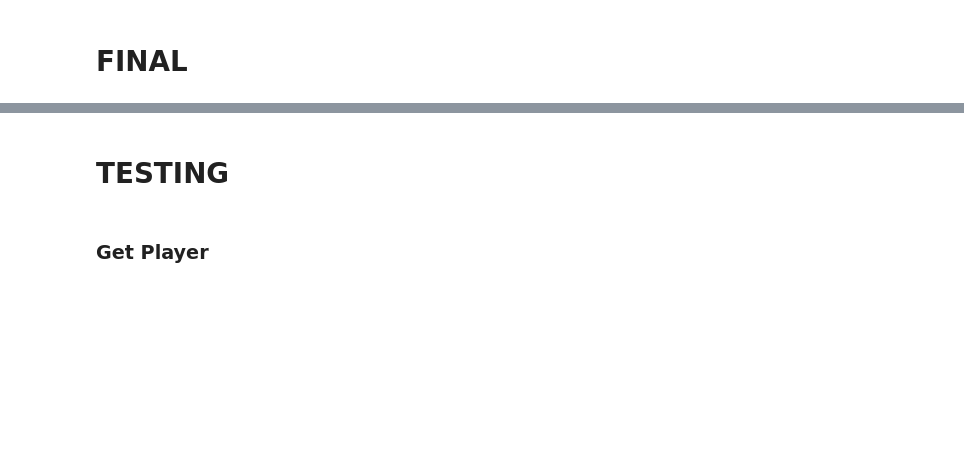
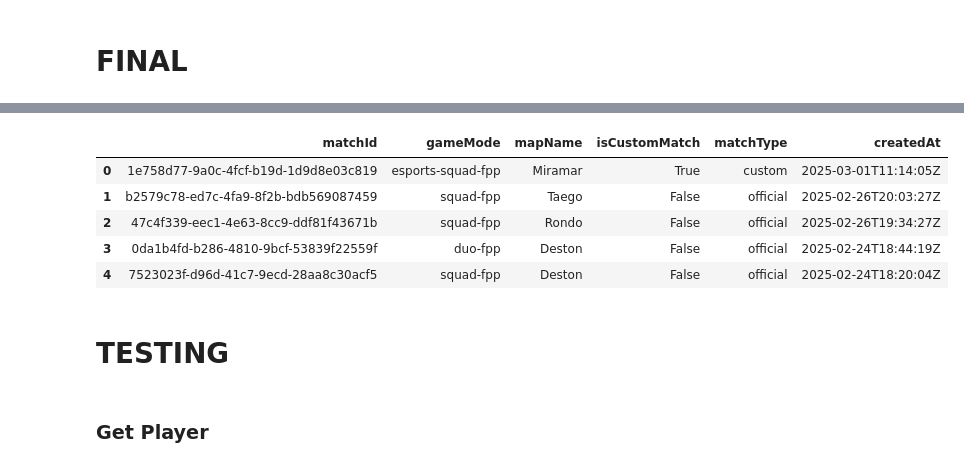
Before and after one commit to Amlaith/pubg_tournament_stats, a Jupyter notebook: test.ipynb, the cells around one changed output, grey strips where cells are left out. Cells and saved outputs as stored; diff of their text form; code cells hidden in the pictures; blank space fills up the shorter version.

```diff
--- a/test.ipynb
+++ b/test.ipynb
@@ -140,6 +158,13 @@ util.get_players_last_matches('ArtLaw')
 # %%
 # matchId GAZCUP # 2b
-util.get_players_last_matches('GazBro27')
+util.get_players_last_matches('GazBro27', 5)
+# %% [output]
+|  | matchId | gameMode | mapName | isCustomMatch | matchType | createdAt |
+| 0 | 1e758d77-9a0c-4fcf-b19d-1d9d8e03c819 | esports-squad-fpp | Miramar | True | custom | 2025-03-01T11:14:05Z |
+| 1 | b2579c78-ed7c-4fa9-8f2b-bdb569087459 | squad-fpp | Taego | False | official | 2025-02-26T20:03:27Z |
+| 2 | 47c4f339-eec1-4e63-8cc9-ddf81f43671b | squad-fpp | Rondo | False | official | 2025-02-26T19:34:27Z |
+| 3 | 0da1b4fd-b286-4810-9bcf-53839f22559f | duo-fpp | Deston | False | official | 2025-02-24T18:44:19Z |
+| 4 | 7523023f-d96d-41c7-9ecd-28aa8c30acf5 | squad-fpp | Deston | False | official | 2025-02-24T18:20:04Z |
 # %%
 # Все матчи GAZCUP # 1
 
```
Also changed, not shown: parts of 5 cells of this notebook, 3 other files.
